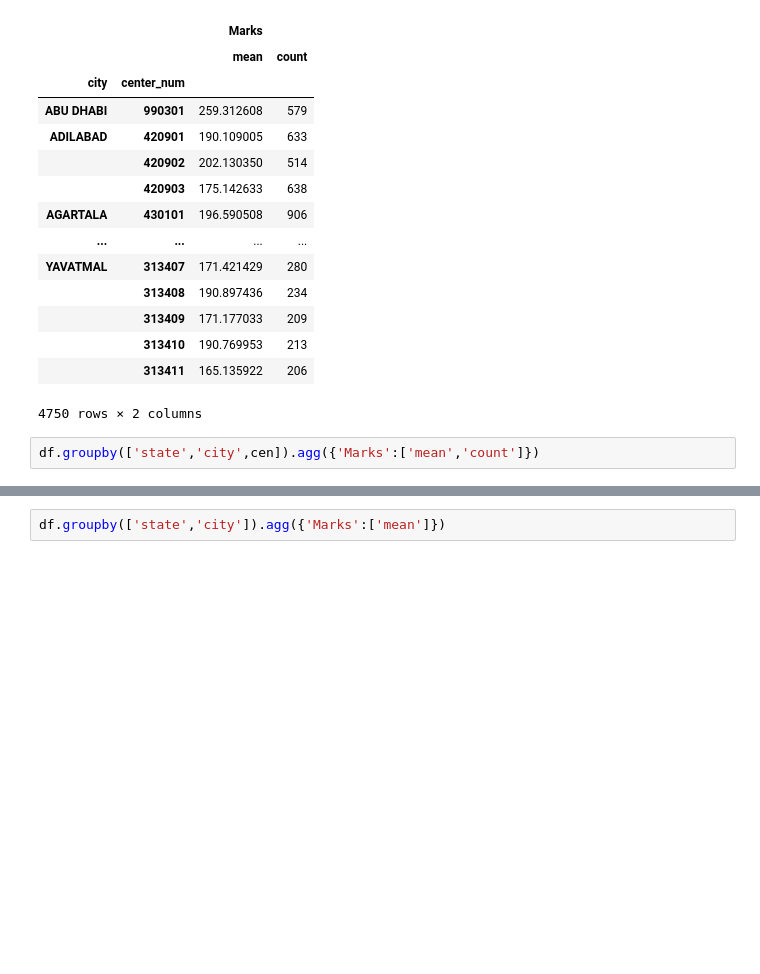
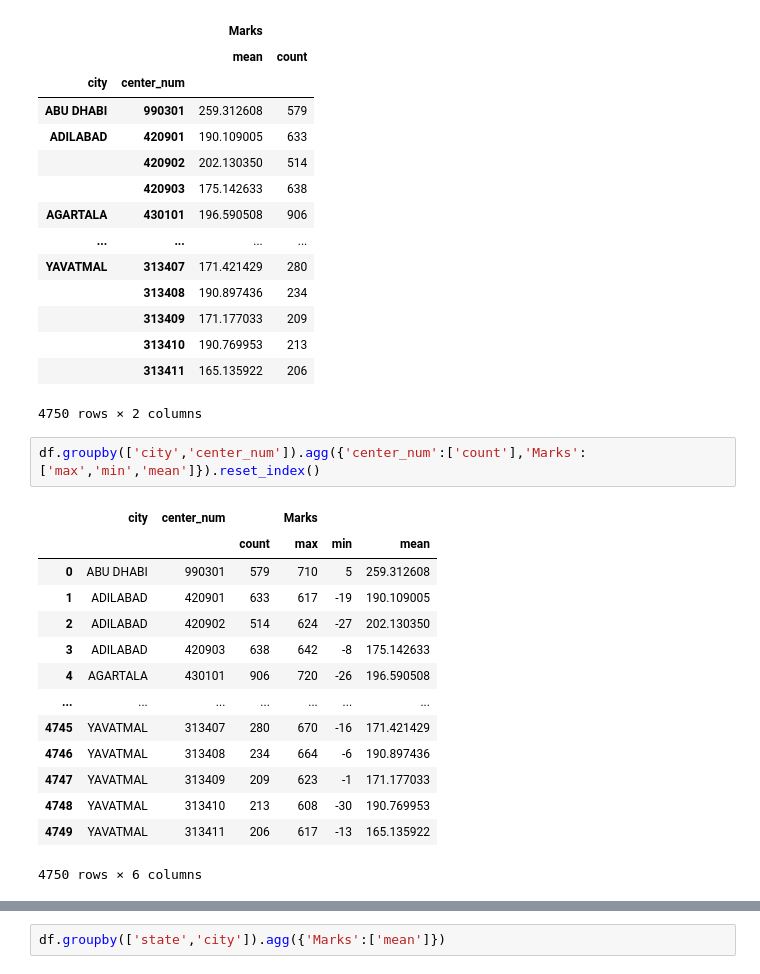
Before and after one commit to paramcgwala-crypto/param_pythonand_ml_turtle_graphic_proper_notation, a Jupyter notebook: basic_Tradition_programing_python/all_neet_marks_2607.ipynb, the cells around one changed output, grey strips where cells are left out. Cells and saved outputs as stored; diff of their text form; blank space fills up the shorter version.

```diff
--- a/basic_Tradition_programing_python/all_neet_marks_2607.ipynb
+++ b/basic_Tradition_programing_python/all_neet_marks_2607.ipynb
@@ -120,4 +120,19 @@ df.groupby(['city','center_num']).agg({'Marks':['mean','count']})
 |  | 313411 | 165.135922 | 206 |
 4750 rows × 2 columns
 # %%
-df.groupby(['state','city',cen]).agg({'Marks':['mean','count']})
+df.groupby(['city','center_num']).agg({'center_num':['count'],'Marks':['max','min','mean']}).reset_index()
+# %% [output]
+|  | city | center_num |  | Marks |  |  |
+|  |  |  | count | max | min | mean |
+| 0 | ABU DHABI | 990301 | 579 | 710 | 5 | 259.312608 |
+| 1 | ADILABAD | 420901 | 633 | 617 | -19 | 190.109005 |
+| 2 | ADILABAD | 420902 | 514 | 624 | -27 | 202.130350 |
+| 3 | ADILABAD | 420903 | 638 | 642 | -8 | 175.142633 |
+| 4 | AGARTALA | 430101 | 906 | 720 | -26 | 196.590508 |
+| ... | ... | ... | ... | ... | ... | ... |
+| 4745 | YAVATMAL | 313407 | 280 | 670 | -16 | 171.421429 |
+| 4746 | YAVATMAL | 313408 | 234 | 664 | -6 | 190.897436 |
+| 4747 | YAVATMAL | 313409 | 209 | 623 | -1 | 171.177033 |
+| 4748 | YAVATMAL | 313410 | 213 | 608 | -30 | 190.769953 |
+| 4749 | YAVATMAL | 313411 | 206 | 617 | -13 | 165.135922 |
+4750 rows × 6 columns
```
Also changed, not shown: parts of 12 cells of this notebook.
